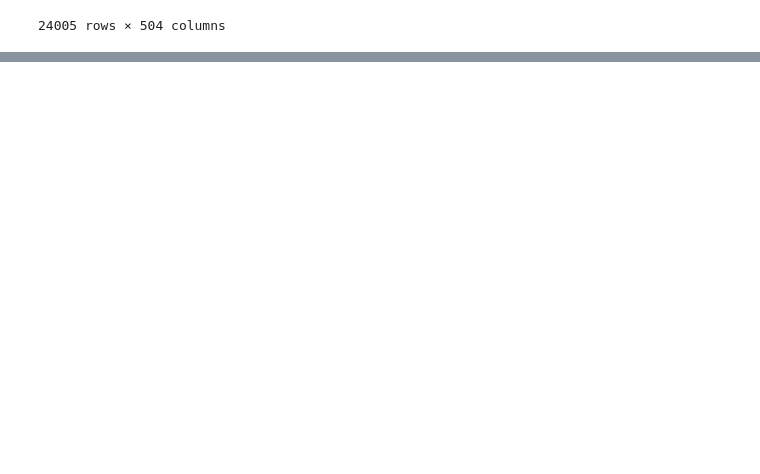
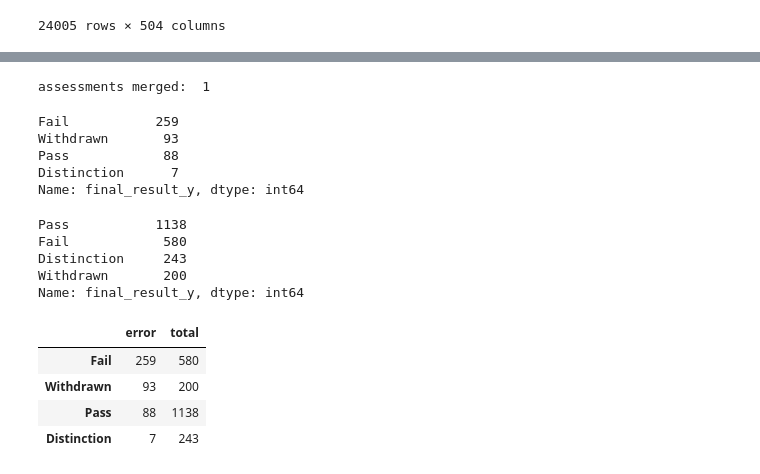
Before and after one commit to Caellwyn/ou_student_predictions, a Jupyter notebook: notebooks/deep_timeseries_models.ipynb, the cells around one changed output, grey strips where cells are left out. Drawn from its saved outputs; the diff is of its cells as text; code cells hidden in the pictures; blank space fills up the shorter version.

```diff
--- a/notebooks/deep_timeseries_models.ipynb
+++ b/notebooks/deep_timeseries_models.ipynb
@@ -316,0 +720,35 @@ heatmap(confusion, cmap='Greens', annot=True)
+# %%
+df2 = get_timeseries_table(prediction_window=135)
+# %% [output]
+assessments merged:  1
+# %%
+yhat = np.around(model1.predict(X_val)).astype(int)[:,0]
+error = pd.DataFrame(y_val.copy())
+error['pred_result'] = yhat
+error = error.merge(df2[['final_result']], on='registration', how='left')
+error[error['final_result_x'] != error['pred_result']]['final_result_y'].value_counts()
+# %% [output]
+Fail           259
+Withdrawn       93
+Pass            88
+Distinction      7
+Name: final_result_y, dtype: int64
+# %%
+error['final_result_y'].value_counts()
+# %% [output]
+Pass           1138
+Fail            580
+Distinction     243
+Withdrawn       200
+Name: final_result_y, dtype: int64
+# %%
+analysis = pd.DataFrame()
+analysis['error'] = error[error['final_result_x'] != error['pred_result']]['final_result_y'].value_counts()
+analysis['total'] = error['final_result_y'].value_counts()
+analysis
+# %% [output]
+|  | error | total |
+| Fail | 259 | 580 |
+| Withdrawn | 93 | 200 |
+| Pass | 88 | 1138 |
+| Distinction | 7 | 243 |
```
Also changed, not shown: parts of 18 cells of this notebook.
